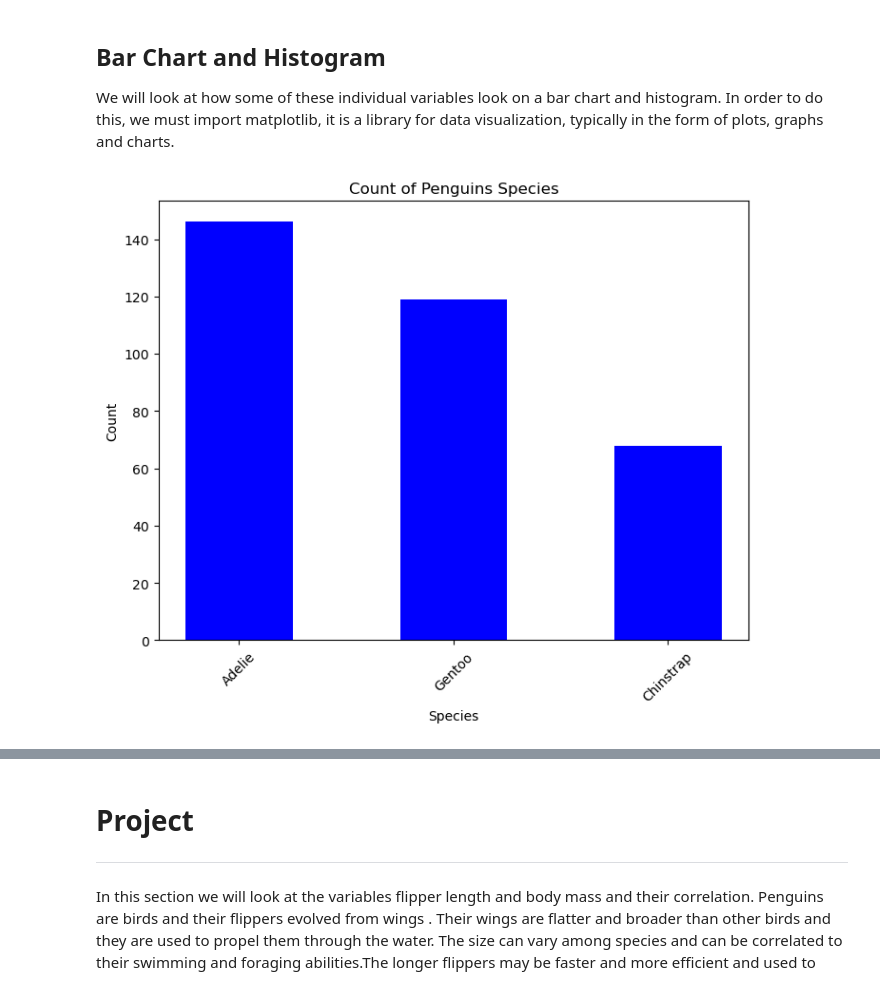
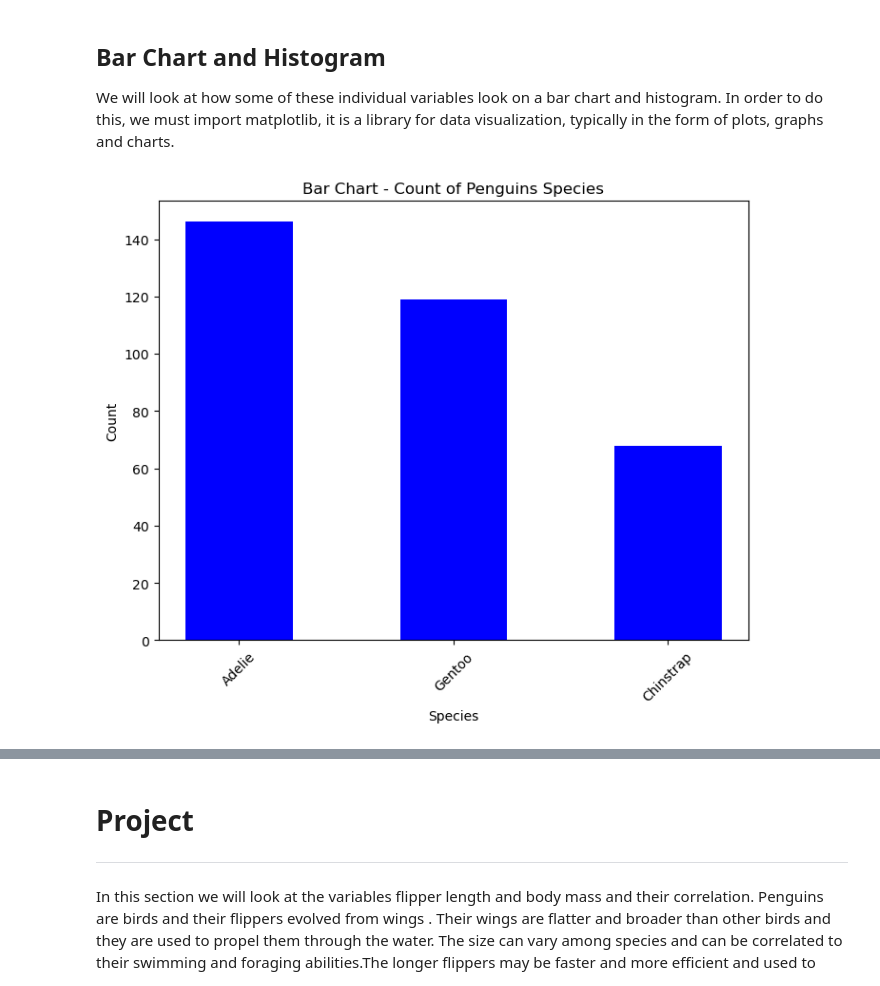
Before and after one commit to Grainne10/myproject, a Jupyter notebook: penguins.ipynb, the cells around one changed output, grey strips where cells are left out. Cells and saved outputs as stored; diff of their text form; code cells hidden in the pictures.

```diff
--- a/penguins.ipynb
+++ b/penguins.ipynb
@@ -227,20 +235,20 @@ import matplotlib.pyplot as plt
 # %%
 
 # We can count the number of different species and show this on a bar chart.
 # The bar chart is used to compare discrete variables and so is suitable to count the number of penguins by species in a graphical format.
 
 species_count = df['species'].value_counts()
 
 plt.figure(figsize=(8, 6))
 plt.bar(species_count.index, species_count.values, color ='blue', width=0.5)
-plt.title('Count of Penguins Species')
+plt.title('Bar Chart - Count of Penguins Species')
 plt.xlabel('Species')
 plt.ylabel('Count')
 plt.xticks(rotation=45)
-plt.savefig('Count of penguin Species')
+plt.savefig('Bar Chart - Count of penguin Species')
 plt.show()
 # %% [output]
-[figure, old version]
+[figure, new version]
 # %%
 # Histograms can be used to show the distribution of variables and therefore suited to show one of the variables like body mass.
 # It shows peaks in the data of 3250g to 4000g.
```
Also changed, not shown: parts of 22 cells of this notebook, 13 other files.
